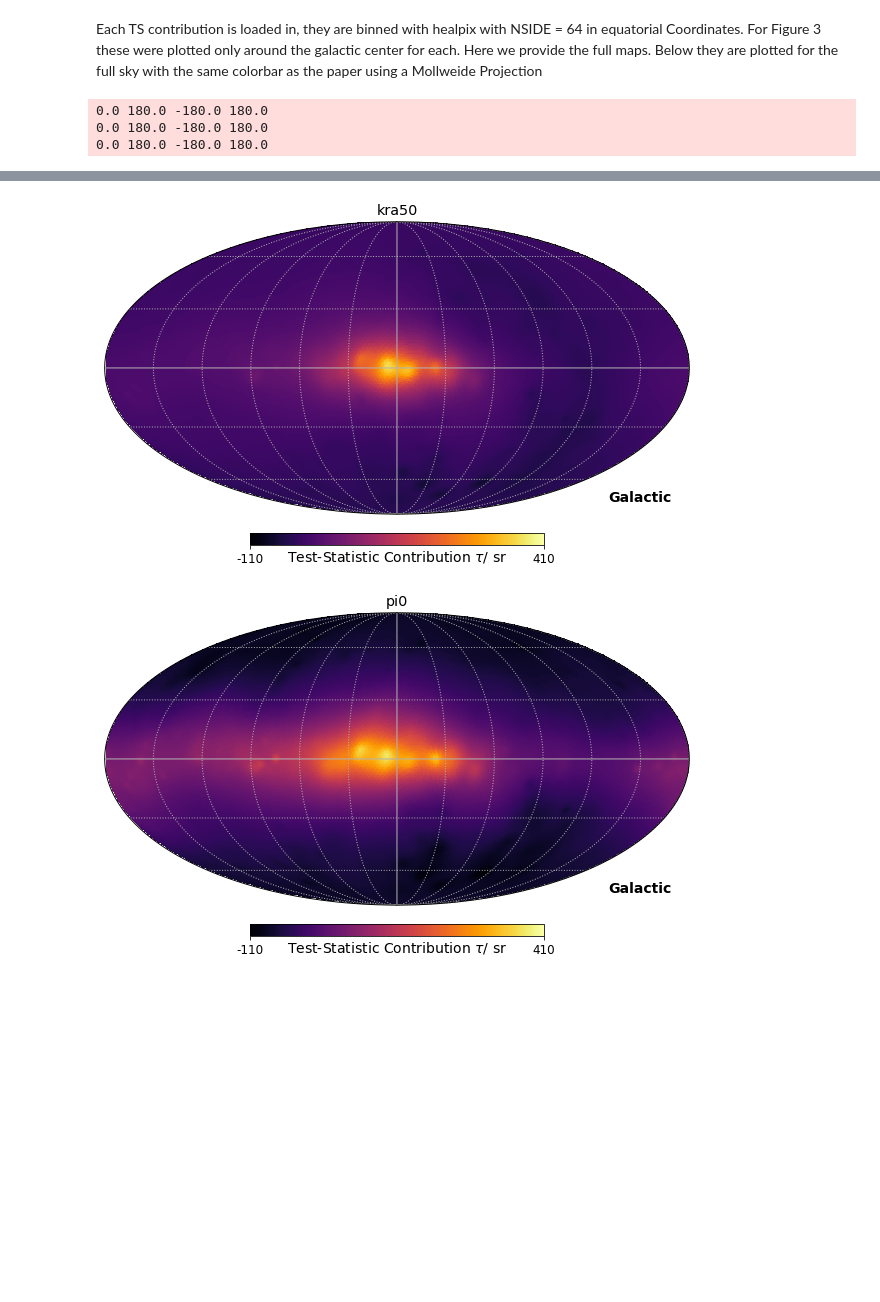
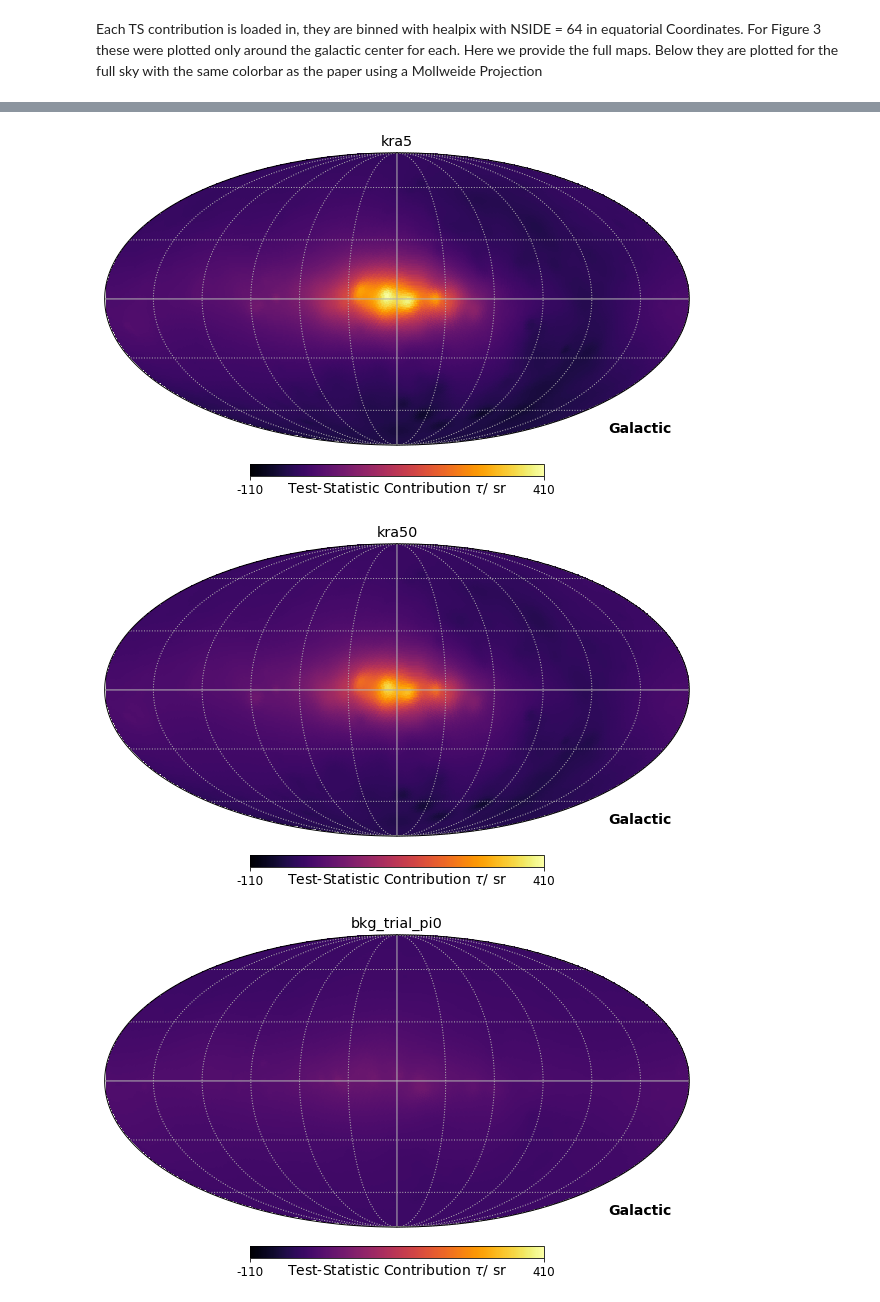
Before and after one commit to ssclafani949/DNNCascade, a Jupyter notebook: notebooks/Public_Release/Fig3/Fig3.ipynb, the cells around one changed output, grey strips where cells are left out. Saved outputs shown, nothing was run; the diff lists cells and outputs as text; code cells hidden in the pictures; blank space fills up the shorter version.

```diff
--- a/notebooks/Public_Release/Fig3/Fig3.ipynb
+++ b/notebooks/Public_Release/Fig3/Fig3.ipynb
@@ -9,0 +11,3 @@ pi0_contribution = np.genfromtxt('contibution_map_pi0.csv')
+# %%
+df_contribution = pd.read_csv('contribution_map.csv')
+df_contribution
@@ -31,16 +51,8 @@ plt.rcParams.update({'font.size': 12})
 fontsize_title = 19
 fontsize_cb_label = 14
 fontsize_text = 15
-hp.mollview(kra5_contribution,  fig=1, cmap=cmap, coord='CG', title= 'kra5',
-            unit=r'Test-Statistic Contribution $\tau$/ sr', min=-110, max=410)
-hp.graticule(c='0.7')
-hp.mollview(kra50_contribution,fig=2,  cmap=cmap, coord='CG', title= 'kra50',
-            unit=r'Test-Statistic Contribution $\tau$/ sr', min=-110, max=410)
-hp.graticule(c='0.7')
-hp.mollview(pi0_contribution,  fig=3, cmap=cmap, coord='CG', title= 'pi0',
-            unit=r'Test-Statistic Contribution $\tau$/ sr', min=-110, max=410)
-hp.graticule(c='0.7')
+for i, key in enumerate(['pi0', 'kra5', 'kra50', 'bkg_trial_pi0', 'bkg_trial_kra5', 'bkg_trial_kra50']):
+    hp.mollview(df_contribution[key],  fig=i, cmap=cmap, coord='CG', title=key,
+                unit=r'Test-Statistic Contribution $\tau$/ sr', min=-110, max=410)
+    hp.graticule(c='0.7')
 # %% [output]
-0.0 180.0 -180.0 180.0
-0.0 180.0 -180.0 180.0
-0.0 180.0 -180.0 180.0
@@ -48,2 +60,3 @@ hp.graticule(c='0.7')
-[figure, old version]
+[figure, new version]
-[figure, old version]
+[figure, new version]
+[figure, added]
```
Also changed, not shown: parts of 6 cells of this notebook, 9 other files.
